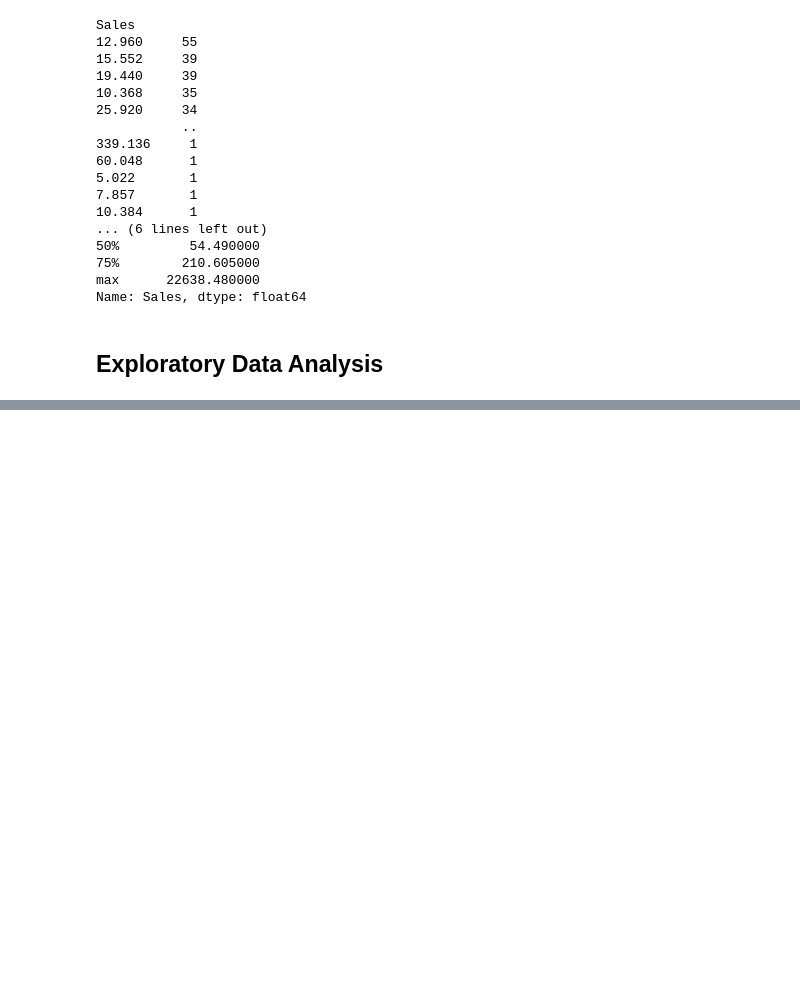
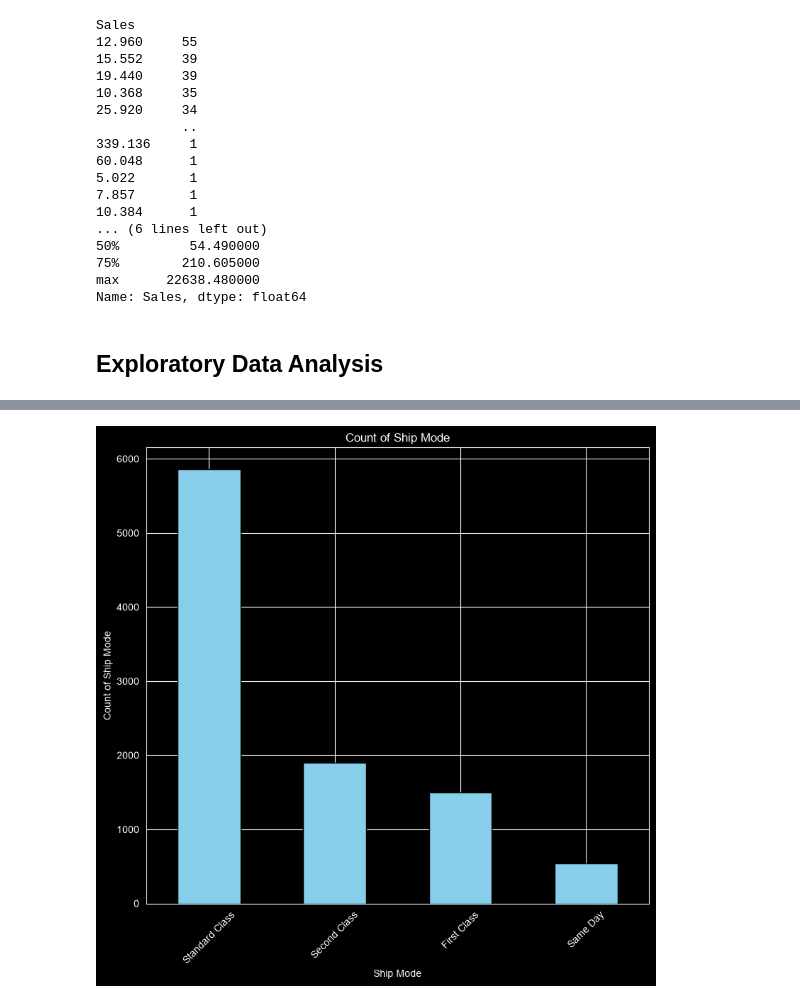
Before and after one commit to IdayatSanni/eda_superstore, a Jupyter notebook: data_eda.ipynb, the cells around one changed output, grey strips where cells are left out. Saved outputs shown, nothing was run; the diff lists cells and outputs as text; code cells hidden in the pictures; blank space fills up the shorter version.

```diff
--- a/data_eda.ipynb
+++ b/data_eda.ipynb
@@ -261,0 +254,3 @@ df1.head(2)
+# %%
+# drop columns
+cat_cols = cat_cols.drop(["Order_ID", "Customer_ID", "Product_ID"], axis = 1)
@@ -261,0 +265,16 @@ df1.head(2)
+# %%
+# create bar chart for ship mode
+
+count_ship_mode = cat_cols["Ship_Mode"].value_counts()
+plt.figure(figsize = (8,8))
+count_ship_mode.plot(kind="bar", color="skyblue", edgecolor="black")
+
+#add context
+plt.title("Count of Ship Mode")
+plt.xlabel("Ship Mode")
+plt.ylabel("Count of Ship Mode")
+plt.xticks(rotation=45)
+plt.tight_layout()
+plt.show()
+# %% [output]
+[figure, added]
```
Also changed, not shown: parts of 4 cells of this notebook.
